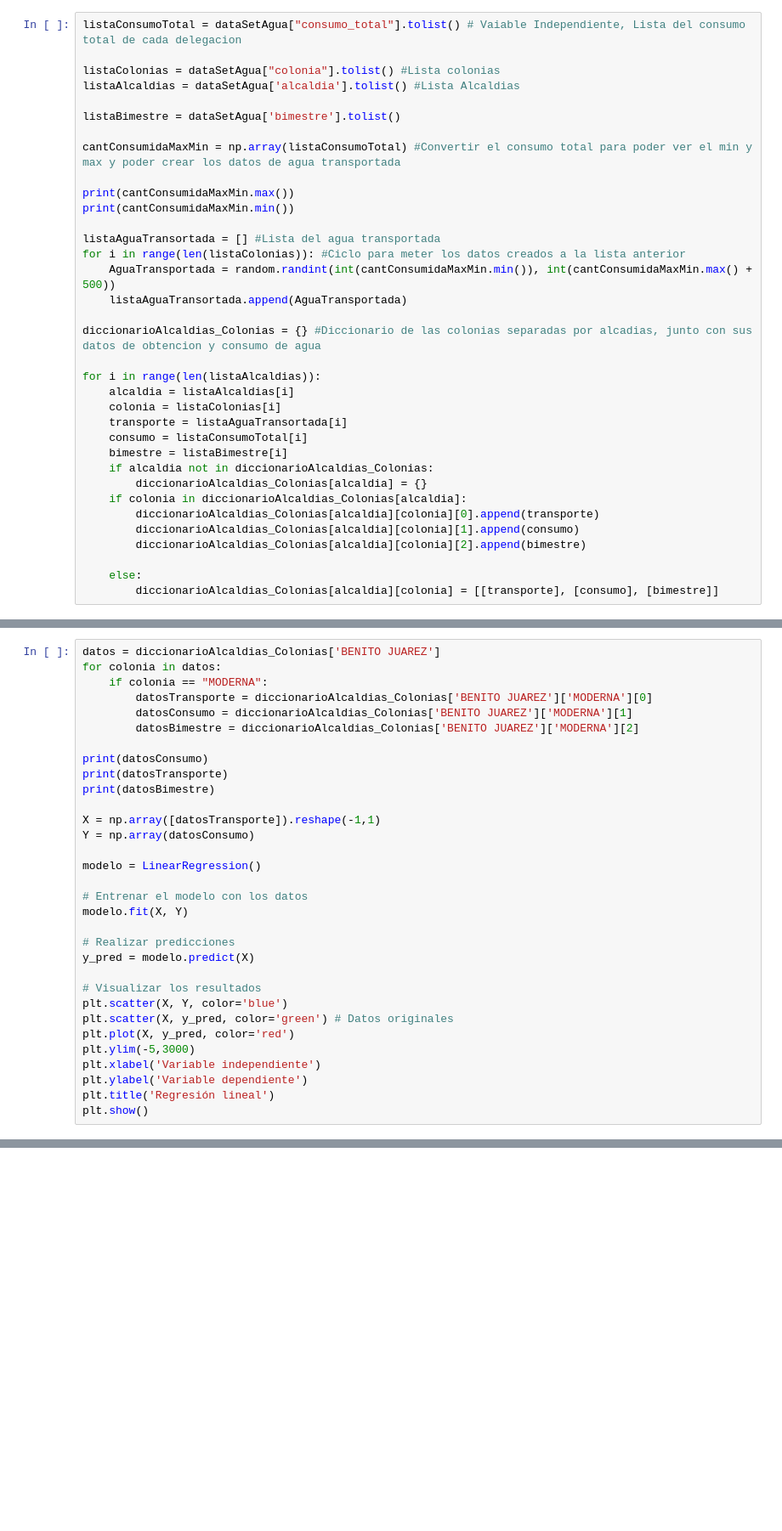
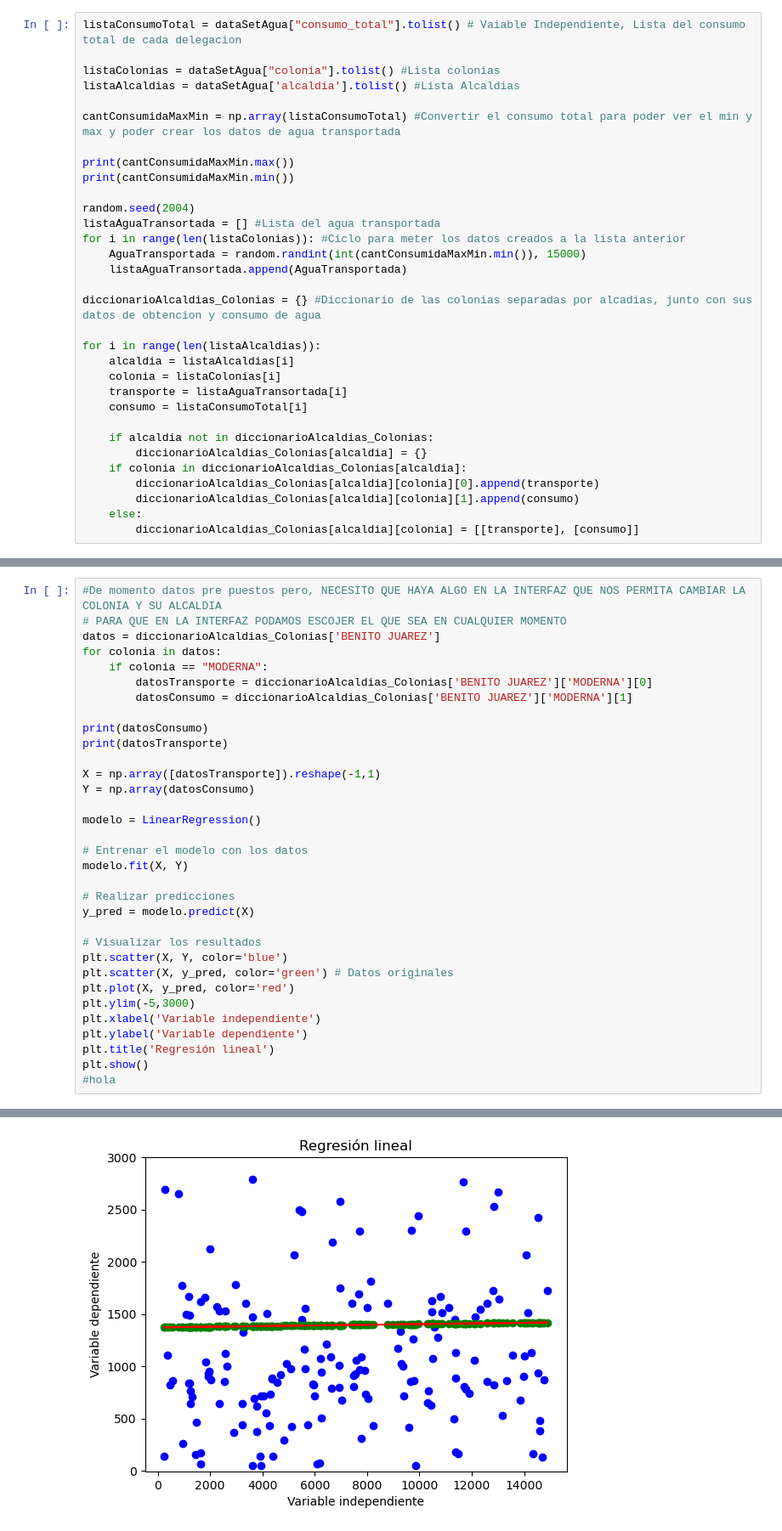
Before and after one commit to santiagobah/IA_Proyecto_Final, a Jupyter notebook: main.ipynb, the cells around one changed output, grey strips where cells are left out. Shown at 85% size. Drawn from its saved outputs; the diff is of its cells as text; blank space fills up the shorter version.

```diff
--- a/main.ipynb
+++ b/main.ipynb
@@ -13,16 +26,15 @@ listaConsumoTotal = dataSetAgua["consumo_total"].tolist() # Vaiable Independient
 listaColonias = dataSetAgua["colonia"].tolist() #Lista colonias
 listaAlcaldias = dataSetAgua['alcaldia'].tolist() #Lista Alcaldias
 
-listaBimestre = dataSetAgua['bimestre'].tolist()
-
 cantConsumidaMaxMin = np.array(listaConsumoTotal) #Convertir el consumo total para poder ver el min y max y poder crear los datos de agua transportada
 
 print(cantConsumidaMaxMin.max())
 print(cantConsumidaMaxMin.min())
 
+random.seed(2004)
 listaAguaTransortada = [] #Lista del agua transportada
 for i in range(len(listaColonias)): #Ciclo para meter los datos creados a la lista anterior
-    AguaTransportada = random.randint(int(cantConsumidaMaxMin.min()), int(cantConsumidaMaxMin.max() + 500))
+    AguaTransportada = random.randint(int(cantConsumidaMaxMin.min()), 15000)
     listaAguaTransortada.append(AguaTransportada)
 
 diccionarioAlcaldias_Colonias = {} #Diccionario de las colonias separadas por alcadias, junto con sus datos de obtencion y consumo de agua
@@ -32,13 +44,11 @@ for i in range(len(listaAlcaldias)):
     colonia = listaColonias[i]
     transporte = listaAguaTransortada[i]
     consumo = listaConsumoTotal[i]
-    bimestre = listaBimestre[i]
+
     if alcaldia not in diccionarioAlcaldias_Colonias:
         diccionarioAlcaldias_Colonias[alcaldia] = {}
     if colonia in diccionarioAlcaldias_Colonias[alcaldia]:
         diccionarioAlcaldias_Colonias[alcaldia][colonia][0].append(transporte)
         diccionarioAlcaldias_Colonias[alcaldia][colonia][1].append(consumo)
-        diccionarioAlcaldias_Colonias[alcaldia][colonia][2].append(bimestre)
-
     else:
-        diccionarioAlcaldias_Colonias[alcaldia][colonia] = [[transporte], [consumo], [bimestre]]
+        diccionarioAlcaldias_Colonias[alcaldia][colonia] = [[transporte], [consumo]]
@@ -45,14 +58,14 @@ for i in range(len(listaAlcaldias)):
 # %%
+#De momento datos pre puestos pero, NECESITO QUE HAYA ALGO EN LA INTERFAZ QUE NOS PERMITA CAMBIAR LA COLONIA Y SU ALCALDIA
+# PARA QUE EN LA INTERFAZ PODAMOS ESCOJER EL QUE SEA EN CUALQUIER MOMENTO
 datos = diccionarioAlcaldias_Colonias['BENITO JUAREZ']
 for colonia in datos:
     if colonia == "MODERNA":
         datosTransporte = diccionarioAlcaldias_Colonias['BENITO JUAREZ']['MODERNA'][0]
         datosConsumo = diccionarioAlcaldias_Colonias['BENITO JUAREZ']['MODERNA'][1]
-        datosBimestre = diccionarioAlcaldias_Colonias['BENITO JUAREZ']['MODERNA'][2]
 
 print(datosConsumo)
 print(datosTransporte)
-print(datosBimestre)
 
 X = np.array([datosTransporte]).reshape(-1,1)
 Y = np.array(datosConsumo)
@@ -74,3 +87,5 @@ plt.xlabel('Variable independiente')
 plt.ylabel('Variable dependiente')
 plt.title('Regresión lineal')
 plt.show()
+#hola
+# %% [output]
@@ -76,0 +94 @@ plt.show()
+[figure, added]
```
Also changed, not shown: parts of 6 cells of this notebook, 1 other file.
